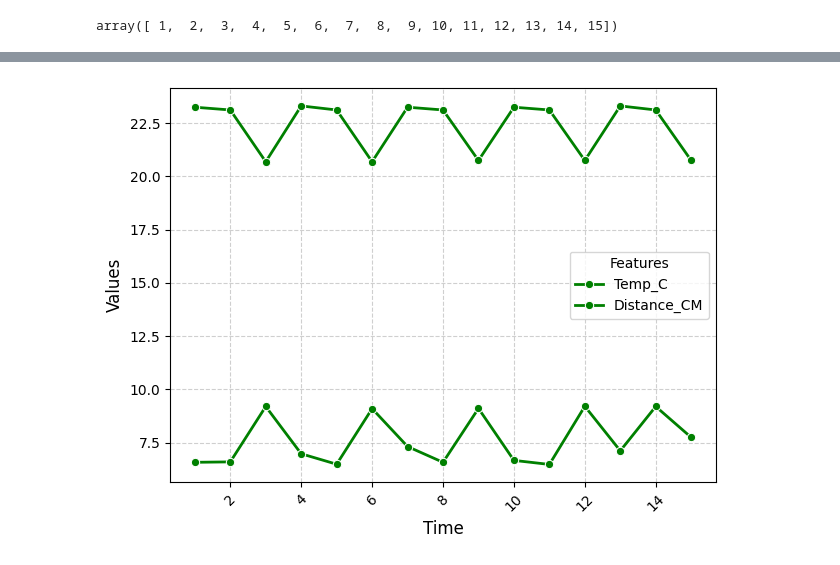
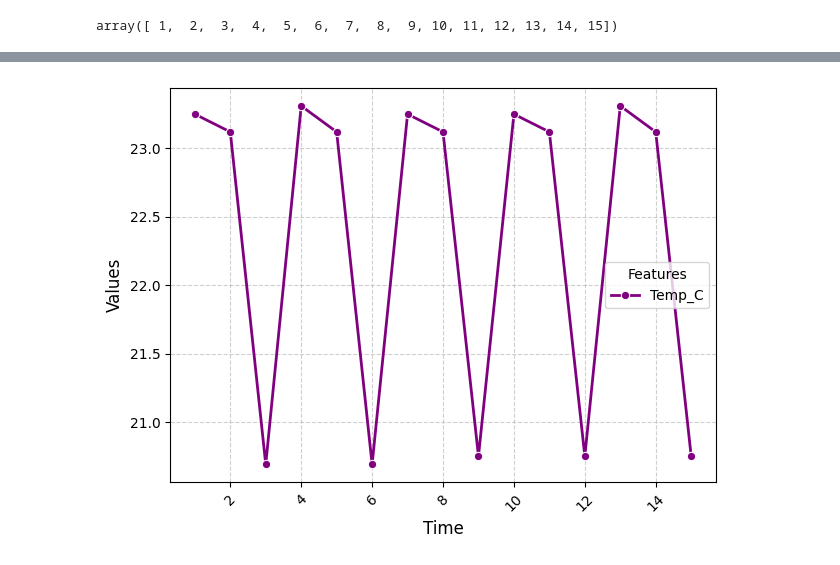
Before and after one commit to SalemElbermawy/WEB_CAP, a Jupyter notebook: test_five.ipynb, the cells around one changed output, grey strips where cells are left out. Cells and saved outputs as stored; diff of their text form; code cells hidden in the pictures.

```diff
--- a/test_five.ipynb
+++ b/test_five.ipynb
@@ -40,20 +58,19 @@ plt.show()
 # %%
-sns.lineplot(x=x_axis, y=data["Temp_C"], label="Temp_C", linewidth=2,marker="o",color="green")
+sns.lineplot(x=x_axis, y=data["Temp_C"], label="Temp_C", linewidth=2,marker="o",color="purple")
 
-sns.lineplot(x=x_axis, y=data["Distance_CM"], label="Distance_CM", linewidth=2,marker="o",color="green")
 
 
 plt.xlabel("Time", fontsize=12)
 plt.ylabel("Values", fontsize=12)
 
 plt.xticks(rotation=45)
 plt.yticks(fontsize=10)
 
 plt.legend(title="Features", fontsize=10)
 
 plt.grid(True, linestyle='--', alpha=0.6)
 
 plt.tight_layout()
 plt.show()
 # %% [output]
-[figure, old version]
+[figure, new version]
```
Also changed, not shown: parts of 3 cells of this notebook, 4 other files.
